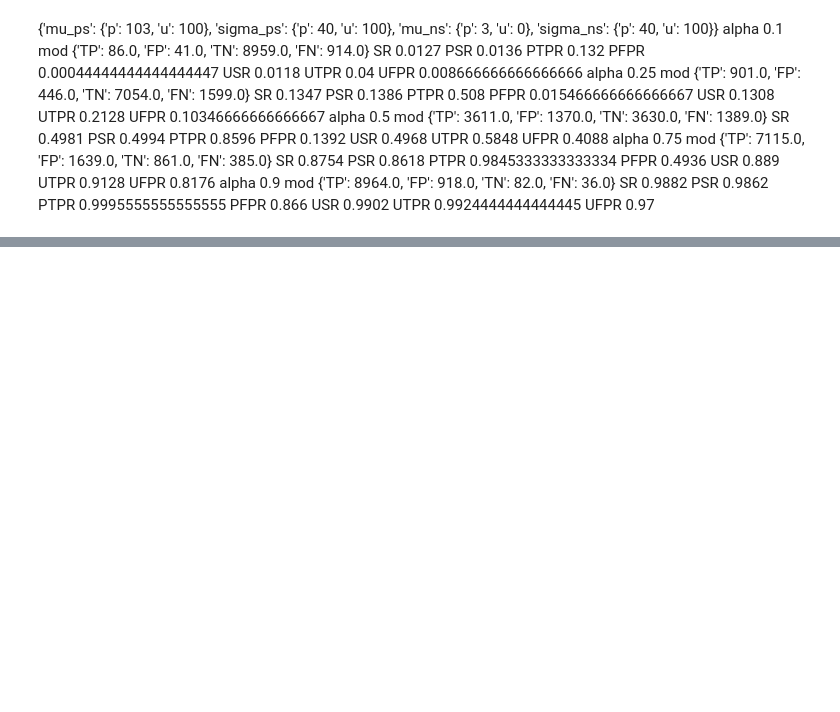
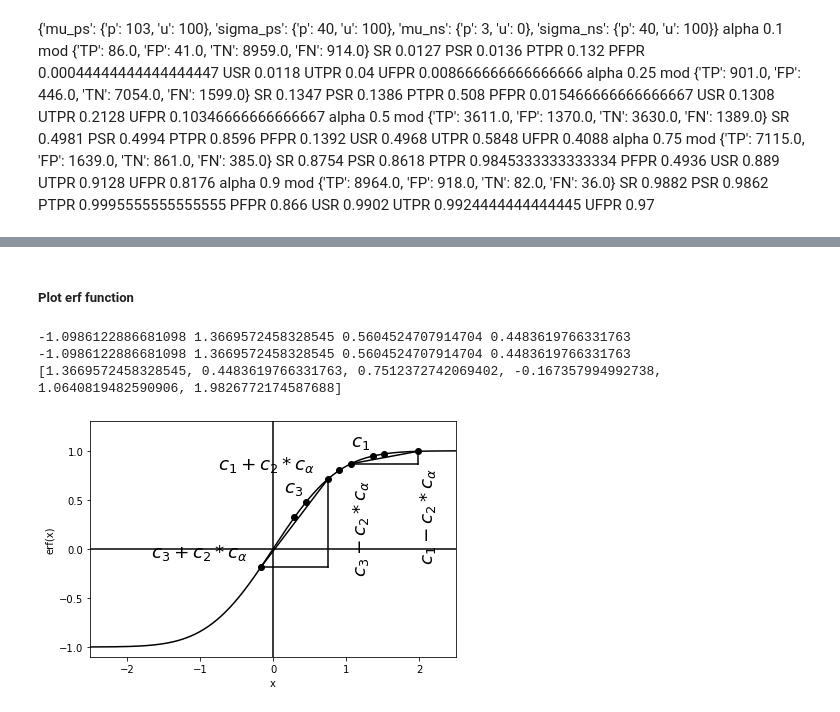
Before and after one commit to rakinhaider/Inherent-AI-Bias, a Jupyter notebook: notebooks/AAAI2021.ipynb, the cells around one changed output, grey strips where cells are left out. Cells and saved outputs as stored; diff of their text form; code cells hidden in the pictures; blank space fills up the shorter version.

```diff
--- a/notebooks/AAAI2021.ipynb
+++ b/notebooks/AAAI2021.ipynb
@@ -523,12 +521,12 @@ for i in range(30, 200, 10):
     sigma_theta_1 = np.sqrt(sigma_1**2 + delta**2/16)
     sigma_theta_2 = np.sqrt(sigma_2**2 + delta**2/16)
     a = (sigma_theta_2/sigma_theta_1) ** 2 / (math.sqrt(2) * sigma_2)
-    c1 = a * delta / (2  * np.sqrt(1 + (a * sigma_1)**2))
+    c1 = a * delta / (2  * np.sqrt(1 + 2*(a * sigma_1)**2))
     # print(c1)
-    c3 = delta / (2 * np.sqrt(2) * sigma_2 * np.sqrt(1 + (a**2 * sigma_1**2)))
+    c3 = delta / (2 * np.sqrt(2) * sigma_2 * np.sqrt(1 + 2*(a**2 * sigma_1**2)))
     # print(c3)
     alpha = 0.25
-    c2 = (sigma_theta_2)**2 * np.log(alpha/(1-alpha)) / (delta * np.sqrt(2) * sigma_2 * np.sqrt(1 + (a * sigma_1)**2))
+    c2 = (sigma_theta_2)**2 * np.log(alpha/(1-alpha)*2) / (delta * np.sqrt(2) * sigma_2 * np.sqrt(1 + (a * sigma_1)**2))
     # print(c2)
     cond = func(sigma_1, sigma_2, delta)
     print(i, ['{:.4f}'.format(f) for f in [c1, c2, c3, c1+c2, c3+c2, c1-c2, c3-c2]], cond, sep='\t')
@@ -955,0 +944,71 @@ for sigma_1 in [40, 60, 80, 100, 120, 200, 300]:
+# %% [markdown]
+##### Plot erf function
+# %%
+# (1, 3, 1.25)
+sigma_1 = 2
+delta = 10
+r = 2.5
+alpha = 0.25
+
+erfs = []
+start = - 250
+end = 250
+for i in range(start, end + 1):
+    erfs.append(erf(i/100))
+
+plt.plot([i/100 for i in range(start, end + 1)], erfs, color='black')
+
+calpha = np.log(alpha/(1-alpha))
+c1, c2, c3 = get_c123(sigma_1, r * sigma_1, delta)
+print(calpha, c1, c2, c3)
+points = [c1, c3, c1+c2*calpha, c3+c2*calpha, c3-c2*calpha, c1-c2*calpha]
+print(points)
+plt.plot(points, [erf(p) for p in points], 'o', color='black')
+
+texts = [r'$c_1$', r'$c_3$', r'$c_1+c_2*c_\alpha$', r'$c_3+c_2*c_\alpha$', r'$c_3 - c_2*c_\alpha$', r'$c_1 - c_2*c_\alpha$']
+
+ax = plt.gca()
+
+fontsize = 18.33
+
+ax.annotate(texts[0], (points[0] - 0.3, erf(points[0]) + 0.1), fontsize=fontsize)
+ax.annotate(texts[1], (points[1] - 0.3, erf(points[1]) + 0.1), fontsize=fontsize)
+ax.annotate(texts[2], (points[2] - 1.5, erf(points[2]) + 0.1), fontsize=fontsize)
+ax.annotate(texts[3], (points[3] - 1.5, erf(points[3]) + 0.1), fontsize=fontsize)
+ax.annotate(texts[4], (points[4] , erf(points[4]) - 1.1), fontsize=fontsize, rotation=90)
+ax.annotate(texts[5], (points[5] , erf(points[5]) - 1.1), fontsize=fontsize, rotation=90)
+
+plt.ylim(-1.1, 1.3)
+plt.xlim(-2.5, 2.5)
+plt.axvline(0, color='black')
+plt.axhline(0, color='black')
+plt.xlabel('x')
+plt.ylabel('erf(x)')
+plt.tight_layout()
+
+cdiff = c1 - c3
+mid_points = [(c1+c3)/2, (c1+c3)/2 + c2*calpha, (c1+c3)/2 - c2*calpha]
+mid_texts = [r'$\dfrac{c_1 + c_3}{2}$',
+             r'$\dfrac{c_1 + c_3}{2} + c_2 c_{\alpha}$',
+             r'$\dfrac{c_1 + c_3}{2} - c_2 c_{\alpha}$']
+plt.plot(mid_points, [erf(i) for i in mid_points], 'o', color='black')
+
+ax = plt.gca()
+for i, p in enumerate(mid_points[:-1]):
+    # ax.annotate(mid_texts[i], (p, erf(p) + 0.2))
+    pass
+
+plt.plot([c1+c2*calpha, c3+c2*calpha], [erf(i) for i in [c1+c2*calpha, c3+c2*calpha]], color='black')
+plt.plot([c1+c2*calpha, c1+c2*calpha], [erf(c1+c2*calpha), erf(c3+c2*calpha)], color='black')
+plt.plot([c3+c2*calpha, c1+c2*calpha], [erf(c3+c2*calpha), erf(c3+c2*calpha)], color='black')
+
+plt.plot([c1-c2*calpha, c3-c2*calpha], [erf(c1-c2*calpha), erf(c3-c2*calpha)], color='black')
+plt.plot([c1-c2*calpha, c1-c2*calpha], [erf(c1-c2*calpha), erf(c3-c2*calpha)], color='black')
+plt.plot([c3-c2*calpha, c1-c2*calpha], [erf(c3-c2*calpha), erf(c3-c2*calpha)], color='black')
+
+plt.savefig('erf_plot.pdf', format='pdf')
+# %% [output]
+-1.0986122886681098 1.3669572458328545 0.5604524707914704 0.4483619766331763
+-1.0986122886681098 1.3669572458328545 0.5604524707914704 0.4483619766331763
+[1.3669572458328545, 0.4483619766331763, 0.7512372742069402, -0.167357994992738, 1.0640819482590906, 1.9826772174587688]
+[figure, added]
```
Also changed, not shown: parts of 19 cells of this notebook, 7 other files.
